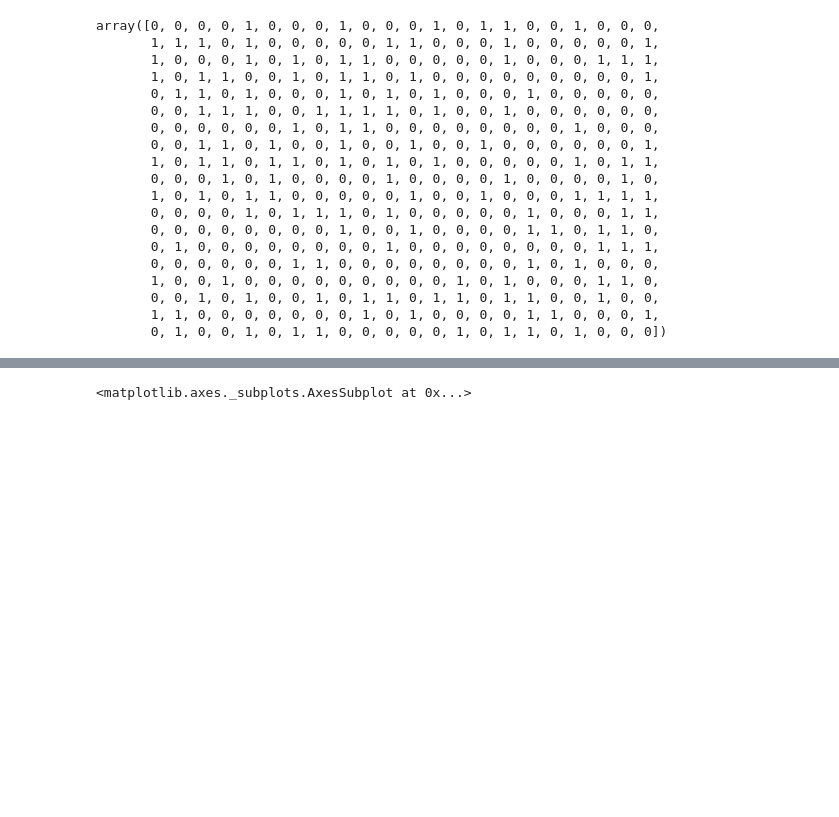
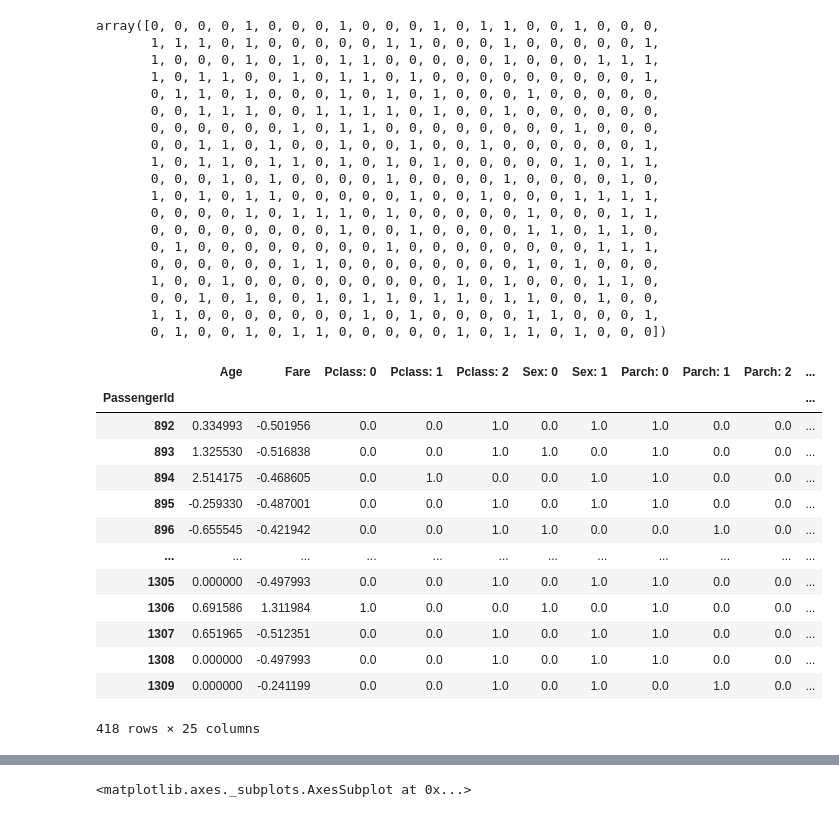
Before and after one commit to sam-thurman/titanic, a Jupyter notebook: kaggle.ipynb, the cells around one changed output, grey strips where cells are left out. Cells and saved outputs as stored; diff of their text form; code cells hidden in the pictures; blank space fills up the shorter version.

```diff
--- a/kaggle.ipynb
+++ b/kaggle.ipynb
@@ -243,3 +241,20 @@ array([0, 0, 0, 0, 1, 0, 0, 0, 1, 0, 0, 0, 1, 0, 1, 1, 0, 0, 1, 0, 0, 0,
        0, 0, 1, 0, 1, 0, 0, 1, 0, 1, 1, 0, 1, 1, 0, 1, 1, 0, 0, 1, 0, 0,
        1, 1, 0, 0, 0, 0, 0, 0, 0, 1, 0, 1, 0, 0, 0, 0, 1, 1, 0, 0, 0, 1,
        0, 1, 0, 0, 1, 0, 1, 1, 0, 0, 0, 0, 0, 1, 0, 1, 1, 0, 1, 0, 0, 0])
+# %%
+X_TEST
+# %% [output]
+|  | Age | Fare | Pclass: 0 | Pclass: 1 | Pclass: 2 | Sex: 0 | Sex: 1 | Parch: 0 | Parch: 1 | Parch: 2 | ... |
+| PassengerId |  |  |  |  |  |  |  |  |  |  | ... |
+| 892 | 0.334993 | -0.501956 | 0.0 | 0.0 | 1.0 | 0.0 | 1.0 | 1.0 | 0.0 | 0.0 | ... |
+| 893 | 1.325530 | -0.516838 | 0.0 | 0.0 | 1.0 | 1.0 | 0.0 | 1.0 | 0.0 | 0.0 | ... |
+| 894 | 2.514175 | -0.468605 | 0.0 | 1.0 | 0.0 | 0.0 | 1.0 | 1.0 | 0.0 | 0.0 | ... |
+| 895 | -0.259330 | -0.487001 | 0.0 | 0.0 | 1.0 | 0.0 | 1.0 | 1.0 | 0.0 | 0.0 | ... |
+| 896 | -0.655545 | -0.421942 | 0.0 | 0.0 | 1.0 | 1.0 | 0.0 | 0.0 | 1.0 | 0.0 | ... |
+| ... | ... | ... | ... | ... | ... | ... | ... | ... | ... | ... | ... |
+| 1305 | 0.000000 | -0.497993 | 0.0 | 0.0 | 1.0 | 0.0 | 1.0 | 1.0 | 0.0 | 0.0 | ... |
+| 1306 | 0.691586 | 1.311984 | 1.0 | 0.0 | 0.0 | 1.0 | 0.0 | 1.0 | 0.0 | 0.0 | ... |
+| 1307 | 0.651965 | -0.512351 | 0.0 | 0.0 | 1.0 | 0.0 | 1.0 | 1.0 | 0.0 | 0.0 | ... |
+| 1308 | 0.000000 | -0.497993 | 0.0 | 0.0 | 1.0 | 0.0 | 1.0 | 1.0 | 0.0 | 0.0 | ... |
+| 1309 | 0.000000 | -0.241199 | 0.0 | 0.0 | 1.0 | 0.0 | 1.0 | 0.0 | 1.0 | 0.0 | ... |
+418 rows × 25 columns
```
Also changed, not shown: parts of 5 cells of this notebook, 1 other file.
